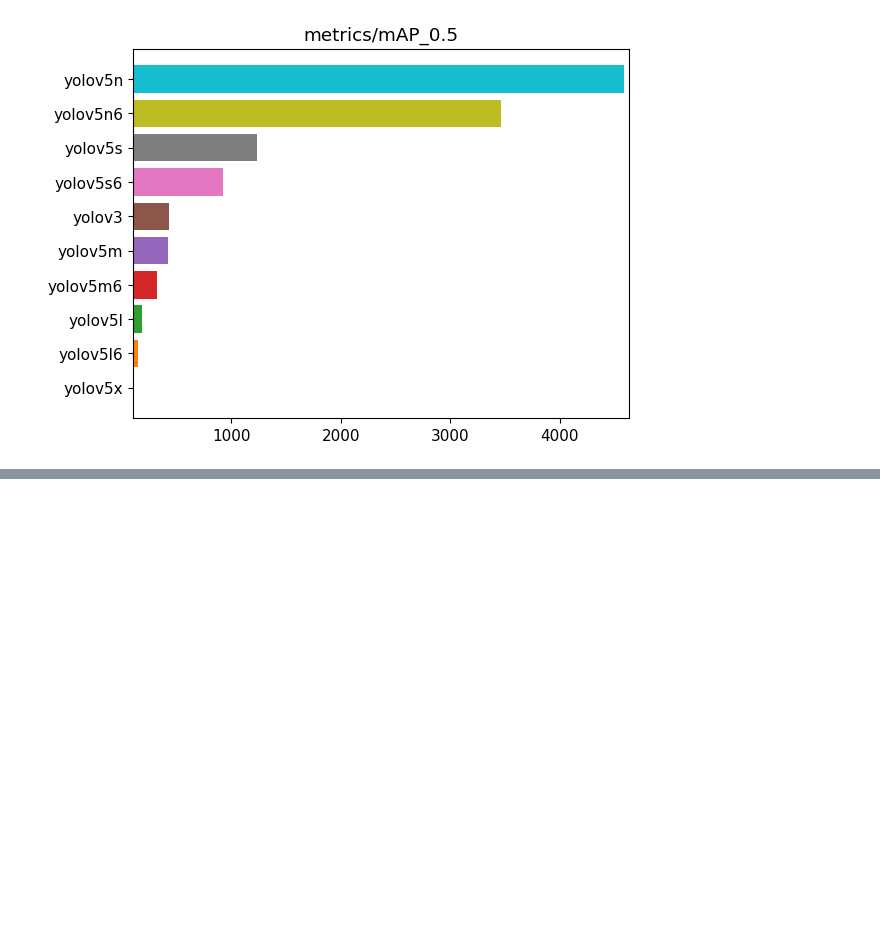
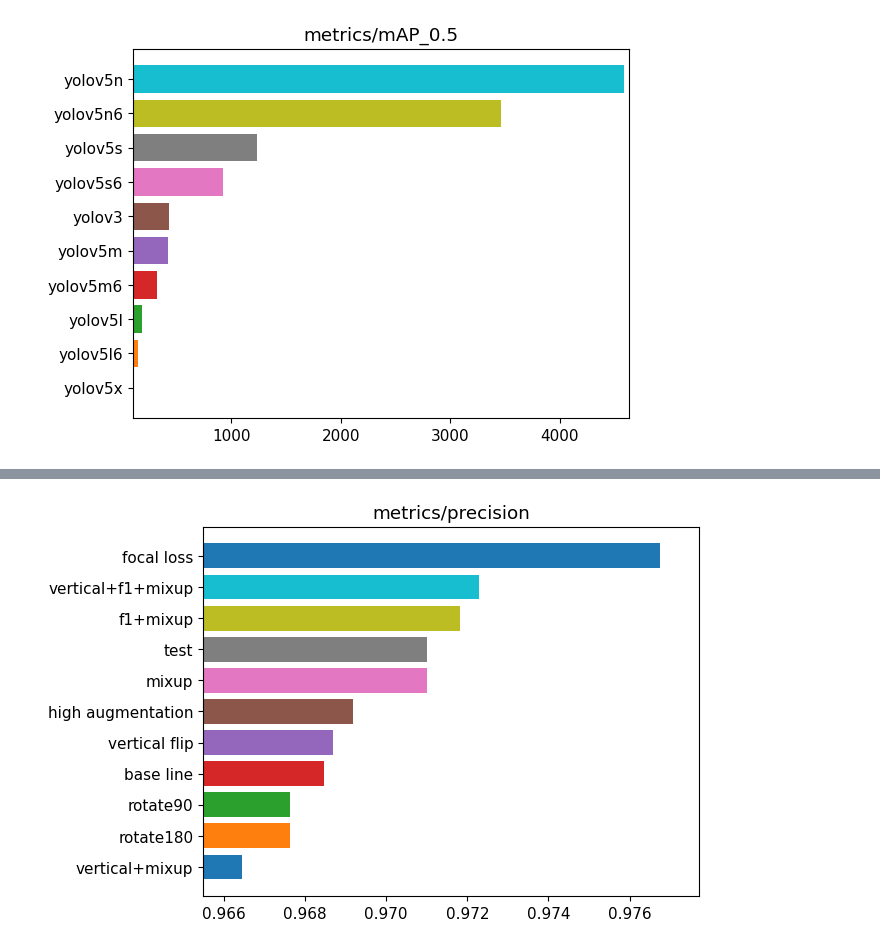
Before and after one commit to cannot-climb/gripp-deep, a Jupyter notebook: ploting.ipynb, the cells around one changed output, grey strips where cells are left out. Saved outputs shown, nothing was run; the diff lists cells and outputs as text; code cells hidden in the pictures; blank space fills up the shorter version.

```diff
--- a/ploting.ipynb
+++ b/ploting.ipynb
@@ -160,0 +213,4 @@ sort_and_plot_net_score(res, "metrics/mAP_0.5")
+# %%
+sort_and_plot(model, "metrics/precision")
+# %% [output]
+[figure, added]
```
Also changed, not shown: parts of 7 cells of this notebook, 6 other files.
